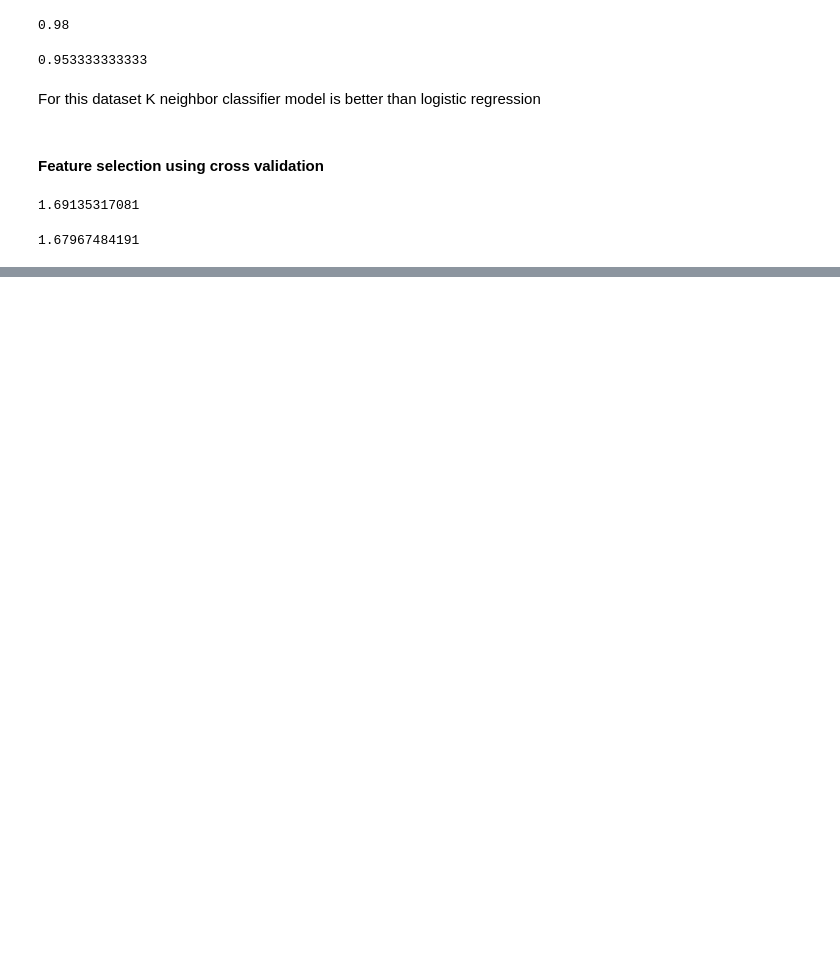
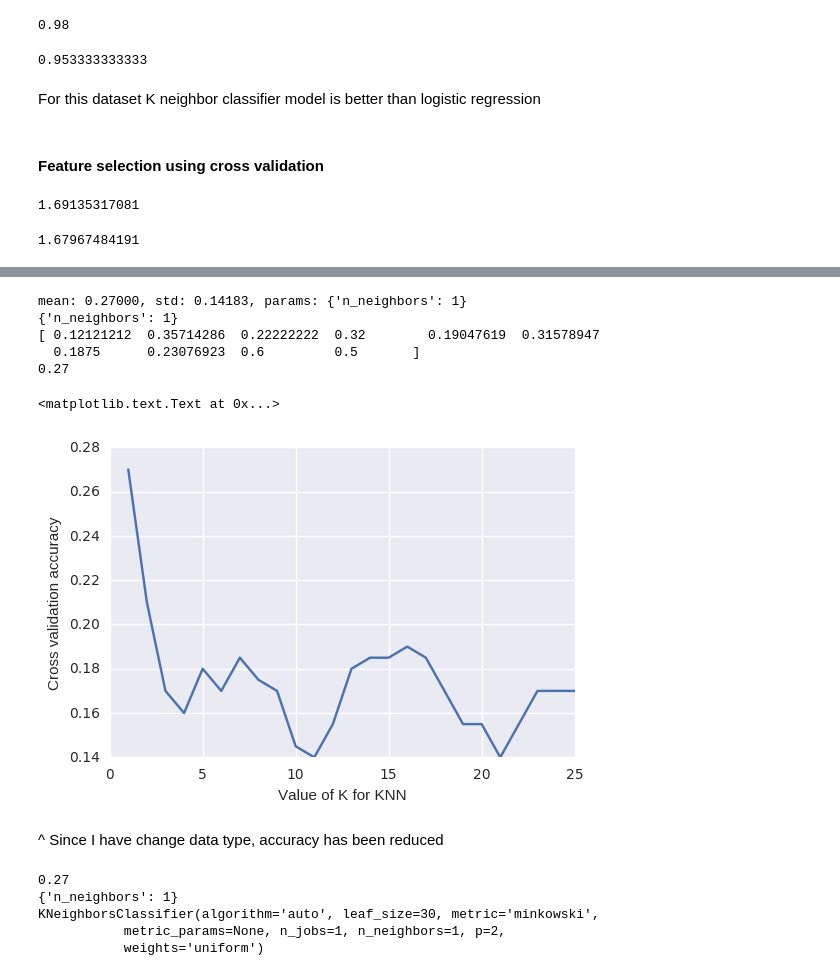
Before and after one commit to vimal1083/Machine-learning-using-scikit-learn, a Jupyter notebook: scikit_playground.ipynb, the cells around one changed output, grey strips where cells are left out. Cells and saved outputs as stored; diff of their text form; code cells hidden in the pictures; blank space fills up the shorter version.

Commit message:
update notebook on classification accuracy

```diff
--- a/scikit_playground.ipynb
+++ b/scikit_playground.ipynb
@@ -231,0 +234,14 @@ print(np.sqrt(-cross_val_score(lr, X, y, cv=10, scoring='mean_squared_error')).m
+# %%
+from sklearn.grid_search import GridSearchCV
+
+param_grid = dict(n_neighbors=list(range(1,26)))
+knn = KNeighborsClassifier()
+# Instantiate grid
+grid = GridSearchCV(knn, param_grid, cv=10, scoring='accuracy', n_jobs=-1)
+
+feature_cols = ['TV', 'Radio', 'Newspaper']
+X = data[feature_cols]
+# Type of this coulmn should not have changed, But I am getting error if it if float64, Soon I will check this
+y = data['Sales'].astype(int)
+grid.fit(X, y)
+grid.grid_scores_
@@ -231,0 +266,30 @@ print(np.sqrt(-cross_val_score(lr, X, y, cv=10, scoring='mean_squared_error')).m
+# %%
+print(grid.grid_scores_[0])
+print(grid.grid_scores_[0].parameters)
+print(grid.grid_scores_[0].cv_validation_scores)
+print(grid.grid_scores_[0].mean_validation_score)
+
+grid_mean_scores = [res.mean_validation_score for res in grid.grid_scores_]
+plt.plot(k_range, grid_mean_scores)
+plt.xlabel('Value of K for KNN')
+plt.ylabel('Cross validation accuracy')
+# %% [output]
+mean: 0.27000, std: 0.14183, params: {'n_neighbors': 1}
+{'n_neighbors': 1}
+[ 0.12121212  0.35714286  0.22222222  0.32        0.19047619  0.31578947
+  0.1875      0.23076923  0.6         0.5       ]
+0.27
+<matplotlib.text.Text at 0x...>
+[figure, added]
+# %% [markdown]
+^ Since I have change data type, accuracy has been reduced
+# %%
+print(grid.best_score_)
+print(grid.best_params_)
+print(grid.best_estimator_)
+# %% [output]
+0.27
+{'n_neighbors': 1}
+KNeighborsClassifier(algorithm='auto', leaf_size=30, metric='minkowski',
+           metric_params=None, n_jobs=1, n_neighbors=1, p=2,
+           weights='uniform')
```
Also changed, not shown: parts of 27 cells of this notebook.
